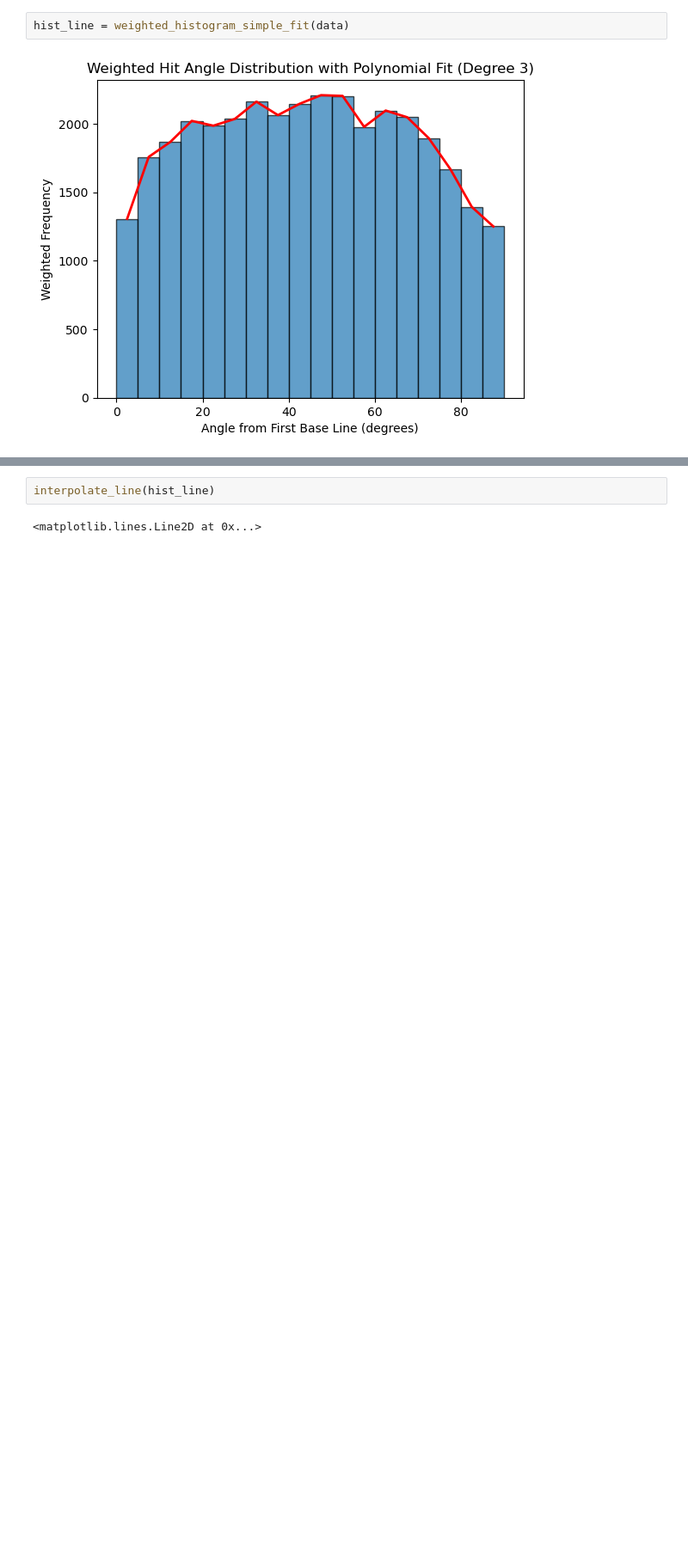
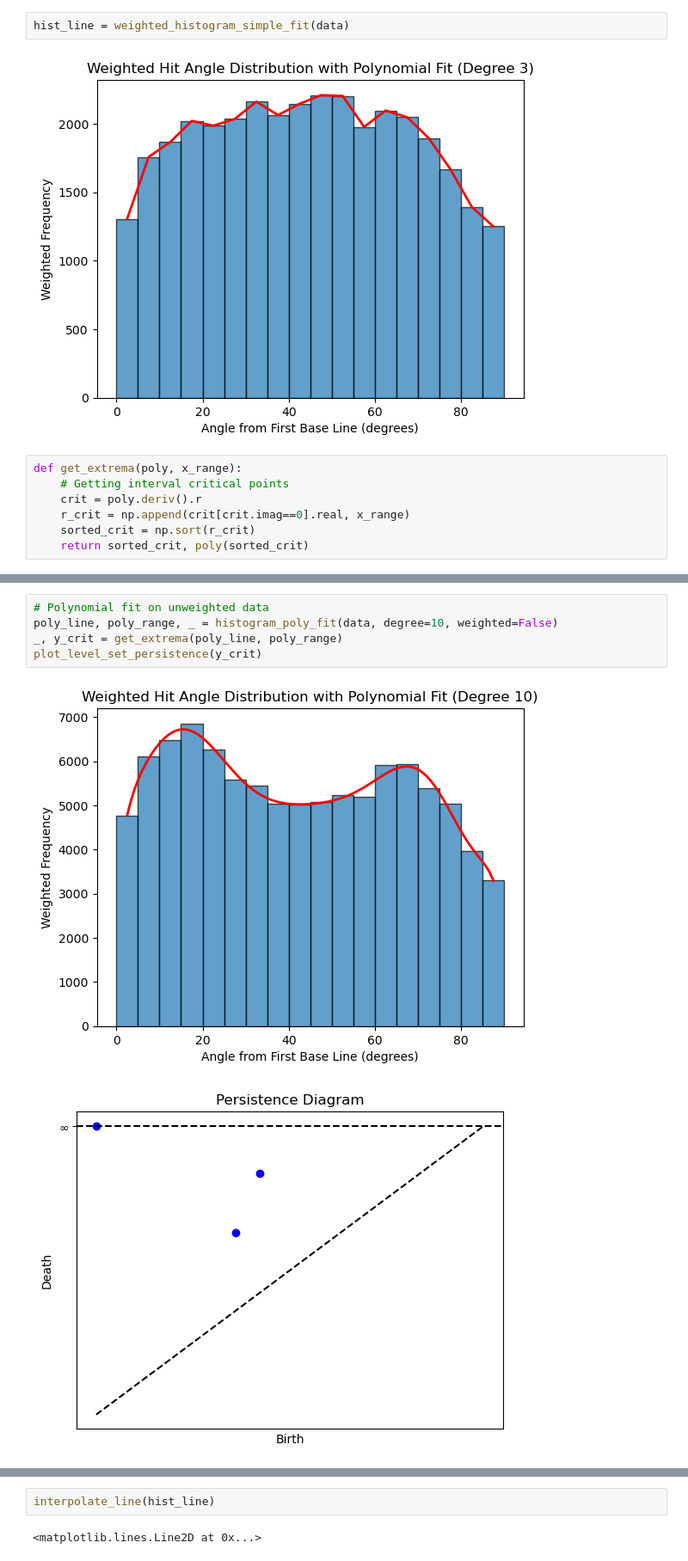
Before and after one commit to charlieh20/baseball-shift-tda, a Jupyter notebook: tda_base.ipynb, the cells around one changed output, grey strips where cells are left out. Shown at 86% size. Saved outputs shown, nothing was run; the diff lists cells and outputs as text; blank space fills up the shorter version.

```diff
--- a/tda_base.ipynb
+++ b/tda_base.ipynb
@@ -158,3 +159,10 @@ def weighted_histogram_simple_fit(dataframe, num_bins=18, degree=3):
 hist_line = weighted_histogram_simple_fit(data)
 # %% [output]
 [figure]
+# %%
+def get_extrema(poly, x_range):
+    # Getting interval critical points
+    crit = poly.deriv().r
+    r_crit = np.append(crit[crit.imag==0].real, x_range)
+    sorted_crit = np.sort(r_crit)
+    return sorted_crit, poly(sorted_crit)
@@ -160,0 +219,8 @@ hist_line = weighted_histogram_simple_fit(data)
+# %%
+# Polynomial fit on unweighted data
+poly_line, poly_range, _ = histogram_poly_fit(data, degree=10, weighted=False)
+_, y_crit = get_extrema(poly_line, poly_range)
+plot_level_set_persistence(y_crit)
+# %% [output]
+[figure, added]
+[figure, added]
```
Also changed, not shown: parts of 9 cells of this notebook.
